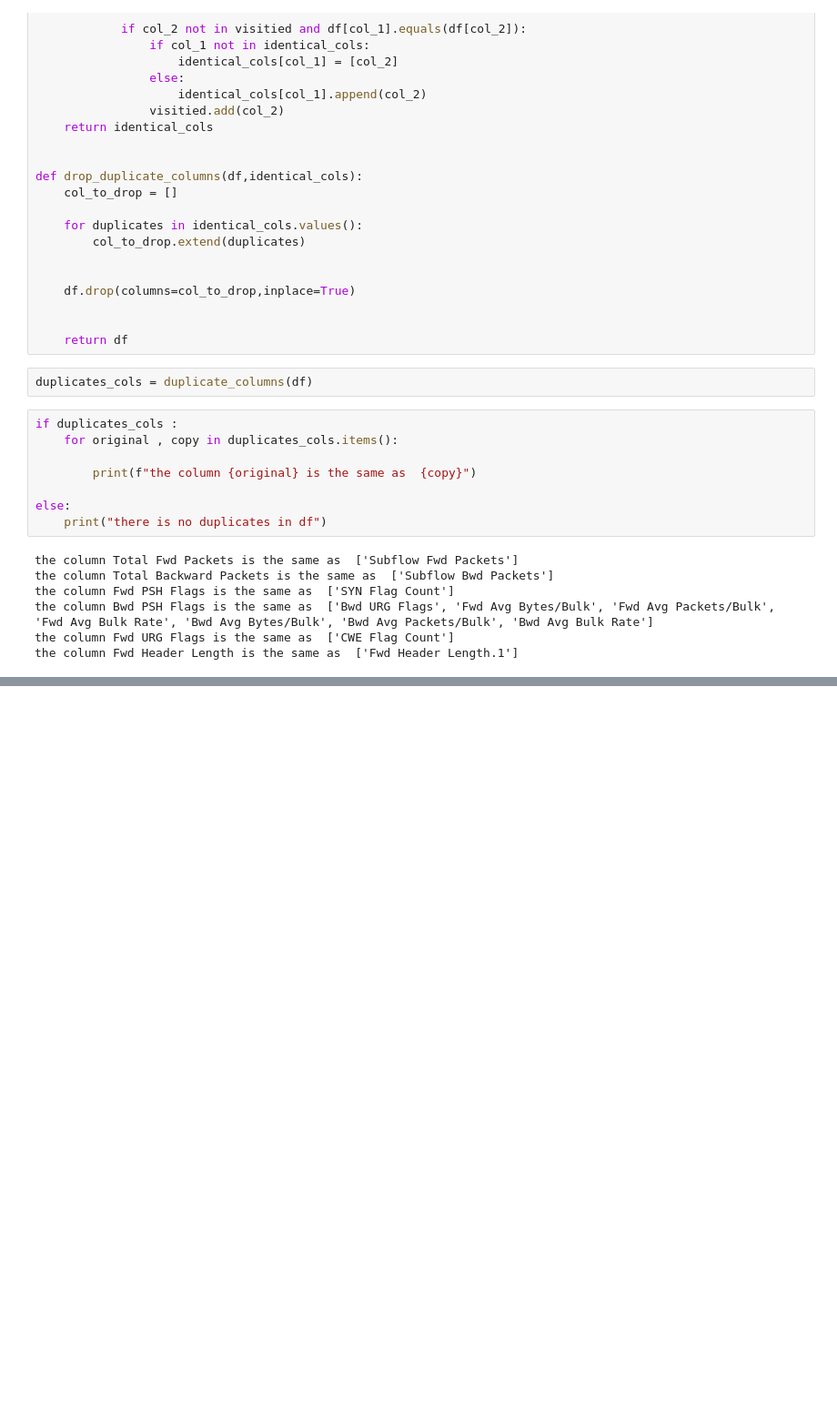
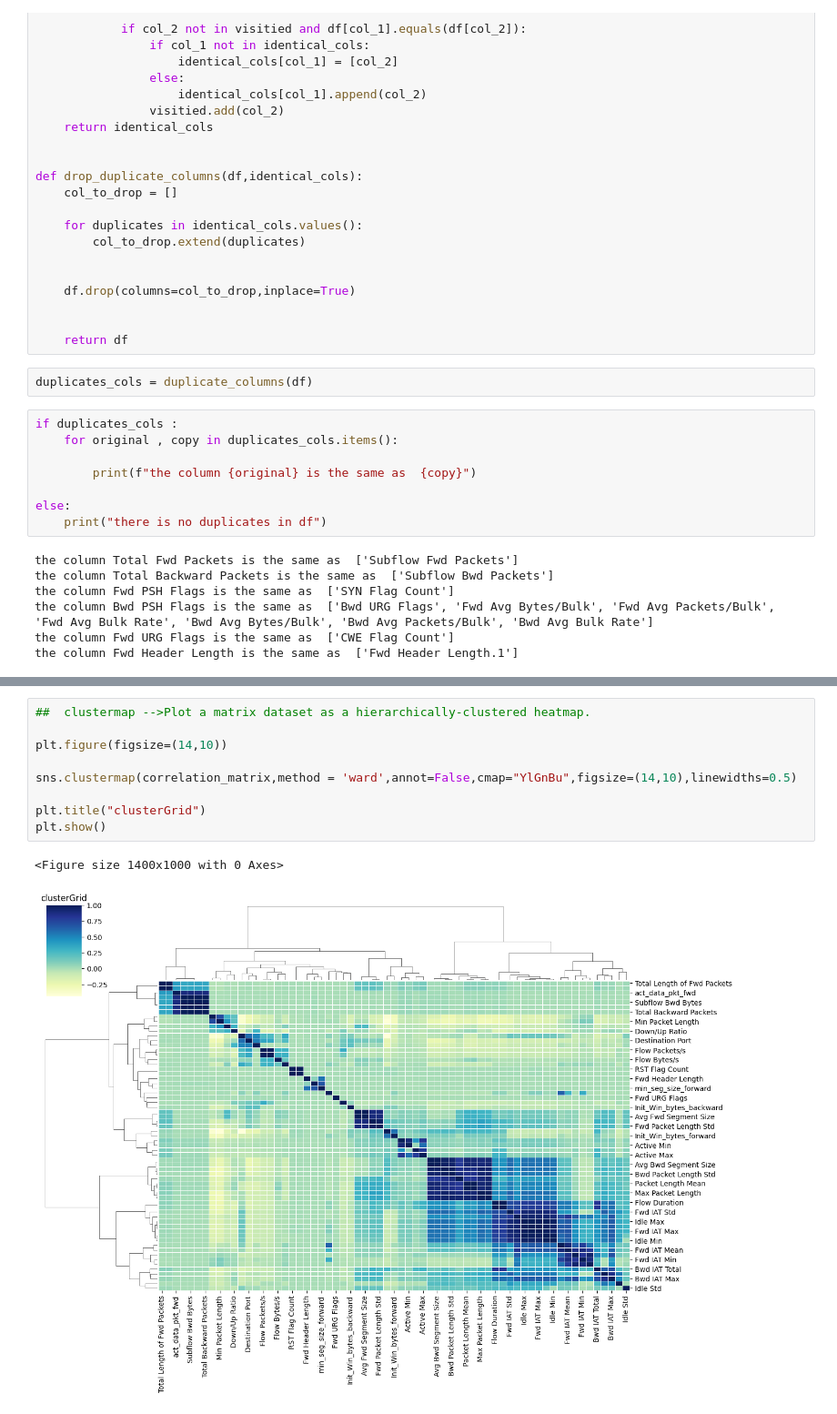
Before and after one commit to Ahmed-Mahmoud-M/deep-anomaly-ips, a Jupyter notebook: python/utils/preprocess.ipynb, the cells around one changed output, grey strips where cells are left out. Shown at 91% size. Cells and saved outputs as stored; diff of their text form; blank space fills up the shorter version.

```diff
--- a/python/utils/preprocess.ipynb
+++ b/python/utils/preprocess.ipynb
@@ -211,0 +300,12 @@ df_without_duplicate_cols.shape
+# %%
+##  clustermap -->Plot a matrix dataset as a hierarchically-clustered heatmap.
+
+plt.figure(figsize=(14,10))
+
+sns.clustermap(correlation_matrix,method = 'ward',annot=False,cmap="YlGnBu",figsize=(14,10),linewidths=0.5)
+
+plt.title("clusterGrid")
+plt.show()
+# %% [output]
+<Figure size 1400x1000 with 0 Axes>
+[figure, added]
```
Also changed, not shown: parts of 16 cells of this notebook.
